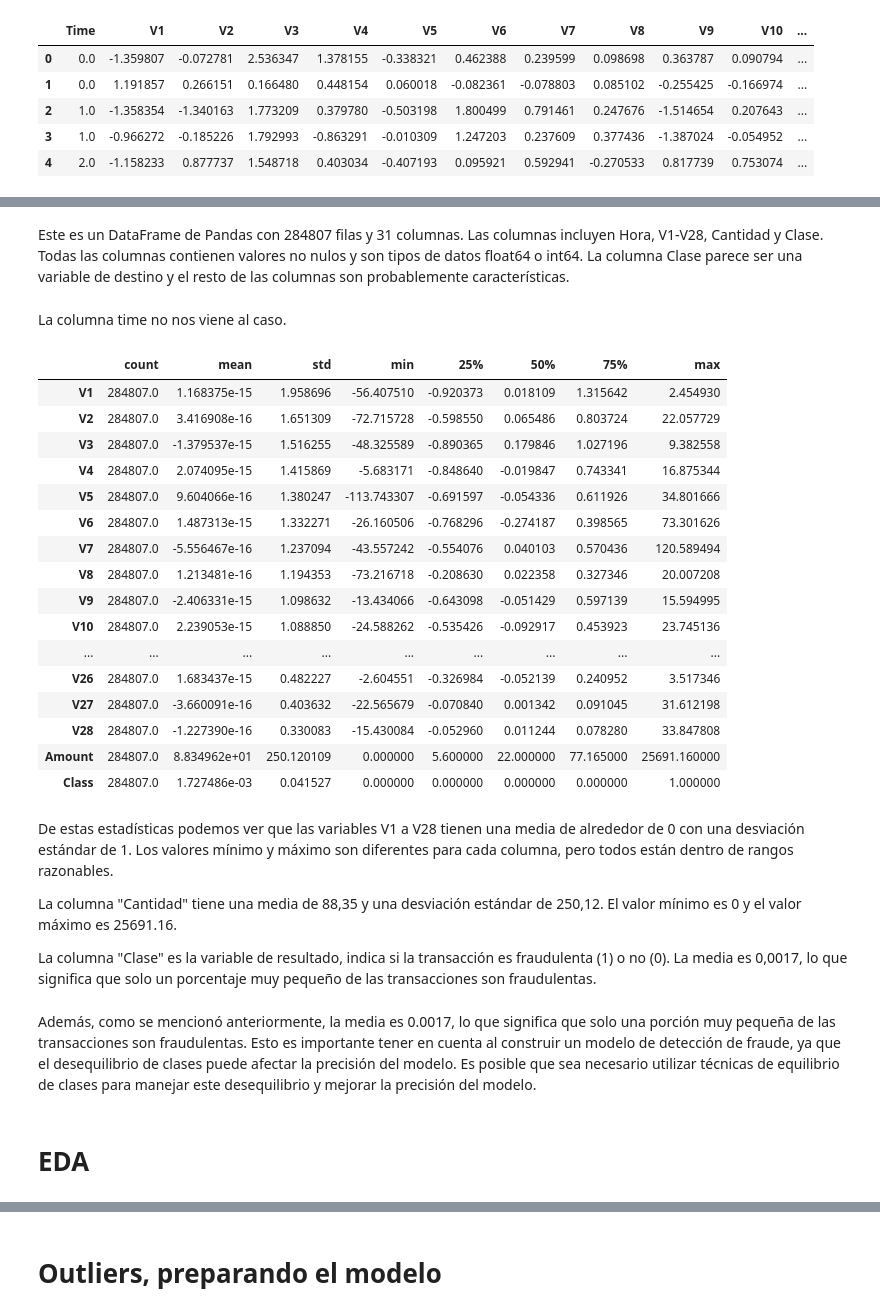
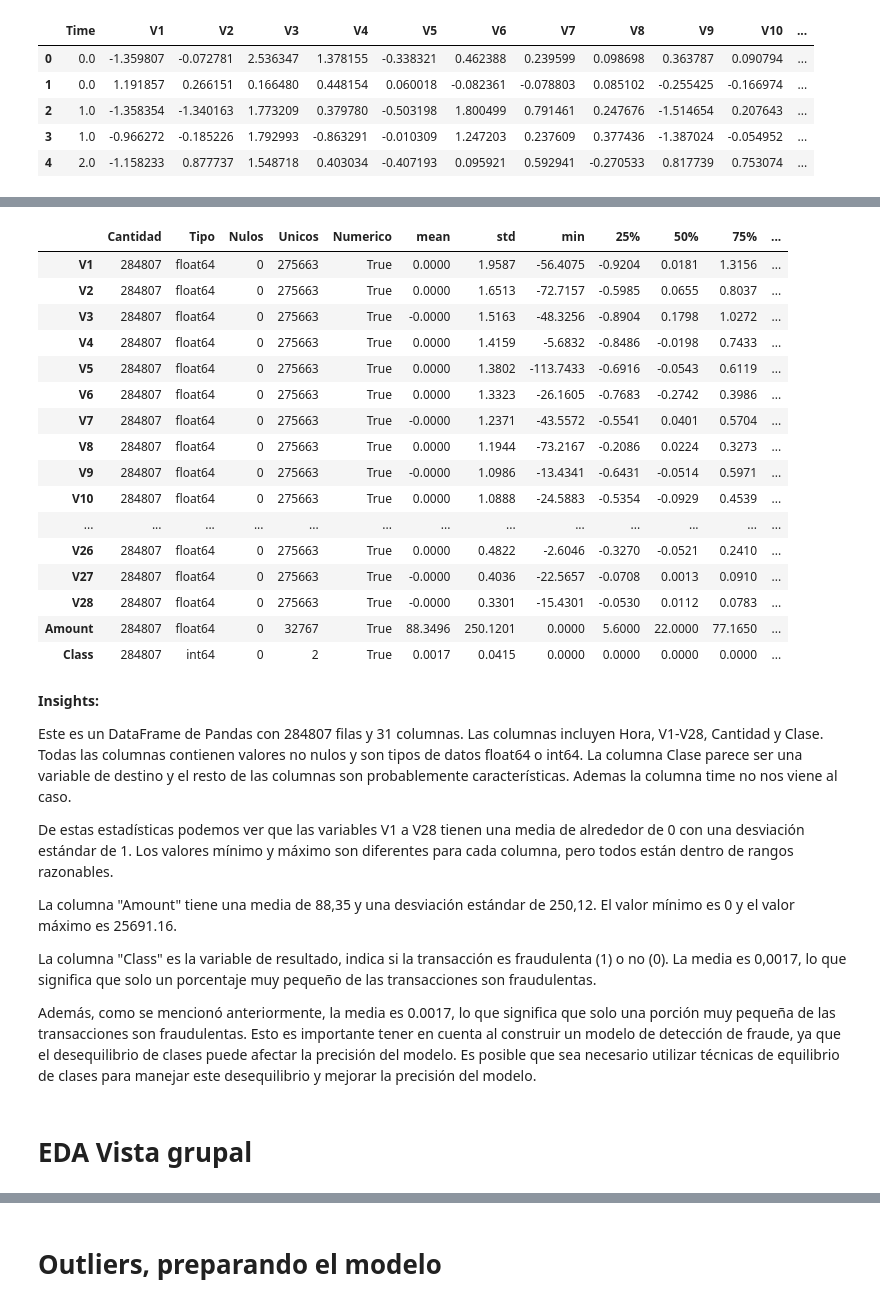
Before and after one commit to RodrigoLarroca/MachineLearning_Inicios, a Jupyter notebook: Deteccion_fraude_deeplerningtensorflow.ipynb, the cells around one changed output, grey strips where cells are left out. Drawn from its saved outputs; the diff is of its cells as text; code cells hidden in the pictures.

```diff
--- a/Deteccion_fraude_deeplerningtensorflow.ipynb
+++ b/Deteccion_fraude_deeplerningtensorflow.ipynb
@@ -125,36 +101,54 @@ dtype: int64
-# %% [markdown]
-Este es un DataFrame de Pandas con 284807 filas y 31 columnas. Las columnas incluyen Hora, V1-V28, Cantidad y Clase. Todas las columnas contienen valores no nulos y son tipos de datos float64 o int64. La columna Clase parece ser una variable de destino y el resto de las columnas son probablemente características.
 # %%
 df=df.drop(['Time'], axis=1)
-# %% [markdown]
-La columna time no nos viene al caso.
-# %%
-df.describe().T
-# %% [output]
-|  | count | mean | std | min | 25% | 50% | 75% | max |
-| V1 | 284807.0 | 1.168375e-15 | 1.958696 | -56.407510 | -0.920373 | 0.018109 | 1.315642 | 2.454930 |
-| V2 | 284807.0 | 3.416908e-16 | 1.651309 | -72.715728 | -0.598550 | 0.065486 | 0.803724 | 22.057729 |
-| V3 | 284807.0 | -1.379537e-15 | 1.516255 | -48.325589 | -0.890365 | 0.179846 | 1.027196 | 9.382558 |
-| V4 | 284807.0 | 2.074095e-15 | 1.415869 | -5.683171 | -0.848640 | -0.019847 | 0.743341 | 16.875344 |
-| V5 | 284807.0 | 9.604066e-16 | 1.380247 | -113.743307 | -0.691597 | -0.054336 | 0.611926 | 34.801666 |
-| V6 | 284807.0 | 1.487313e-15 | 1.332271 | -26.160506 | -0.768296 | -0.274187 | 0.398565 | 73.301626 |
-| V7 | 284807.0 | -5.556467e-16 | 1.237094 | -43.557242 | -0.554076 | 0.040103 | 0.570436 | 120.589494 |
-| V8 | 284807.0 | 1.213481e-16 | 1.194353 | -73.216718 | -0.208630 | 0.022358 | 0.327346 | 20.007208 |
-| V9 | 284807.0 | -2.406331e-15 | 1.098632 | -13.434066 | -0.643098 | -0.051429 | 0.597139 | 15.594995 |
-| V10 | 284807.0 | 2.239053e-15 | 1.088850 | -24.588262 | -0.535426 | -0.092917 | 0.453923 | 23.745136 |
-| ... | ... | ... | ... | ... | ... | ... | ... | ... |
-| V26 | 284807.0 | 1.683437e-15 | 0.482227 | -2.604551 | -0.326984 | -0.052139 | 0.240952 | 3.517346 |
-| V27 | 284807.0 | -3.660091e-16 | 0.403632 | -22.565679 | -0.070840 | 0.001342 | 0.091045 | 31.612198 |
-| V28 | 284807.0 | -1.227390e-16 | 0.330083 | -15.430084 | -0.052960 | 0.011244 | 0.078280 | 33.847808 |
-| Amount | 284807.0 | 8.834962e+01 | 250.120109 | 0.000000 | 5.600000 | 22.000000 | 77.165000 | 25691.160000 |
-| Class | 284807.0 | 1.727486e-03 | 0.041527 | 0.000000 | 0.000000 | 0.000000 | 0.000000 | 1.000000 |
+# %%
+pd.set_option('display.float_format', lambda x: '{:.4f}'.format(x))
+
+def dfinfo(df):
+  '''Calculo de informacion estadistias y genericas de cada columna de un dataframe'''
+
+  df_info = pd.DataFrame(columns=['Cantidad', 'Tipo' , 'Nulos', 'Unicos', 'Numerico'])
+  for col in df:
+
+      data_series = df[col]
+      df_info.loc[col] = [data_series.count(), data_series.dtype, data_series.isnull().sum(), data_series.nunique(), is_numeric_dtype(data_series)]
+
+  df_describe = df.describe(include='all').T[['mean', 'std', 'min', '25%', '50%', '75%', 'max']]
+  df_stats = pd.DataFrame([df.skew(), df.kurtosis()], index=['sesgo', 'kurt']).T
+
+  return pd.concat([df_info,pd.concat([df_describe, df_stats], axis=1)], axis=1).fillna('-')
+
+df_uni_stats = dfinfo(df)
+df_uni_stats
+# %% [output]
+|  | Cantidad | Tipo | Nulos | Unicos | Numerico | mean | std | min | 25% | 50% | 75% | ... |
+| V1 | 284807 | float64 | 0 | 275663 | True | 0.0000 | 1.9587 | -56.4075 | -0.9204 | 0.0181 | 1.3156 | ... |
+| V2 | 284807 | float64 | 0 | 275663 | True | 0.0000 | 1.6513 | -72.7157 | -0.5985 | 0.0655 | 0.8037 | ... |
+| V3 | 284807 | float64 | 0 | 275663 | True | -0.0000 | 1.5163 | -48.3256 | -0.8904 | 0.1798 | 1.0272 | ... |
+| V4 | 284807 | float64 | 0 | 275663 | True | 0.0000 | 1.4159 | -5.6832 | -0.8486 | -0.0198 | 0.7433 | ... |
+| V5 | 284807 | float64 | 0 | 275663 | True | 0.0000 | 1.3802 | -113.7433 | -0.6916 | -0.0543 | 0.6119 | ... |
+| V6 | 284807 | float64 | 0 | 275663 | True | 0.0000 | 1.3323 | -26.1605 | -0.7683 | -0.2742 | 0.3986 | ... |
+| V7 | 284807 | float64 | 0 | 275663 | True | -0.0000 | 1.2371 | -43.5572 | -0.5541 | 0.0401 | 0.5704 | ... |
+| V8 | 284807 | float64 | 0 | 275663 | True | 0.0000 | 1.1944 | -73.2167 | -0.2086 | 0.0224 | 0.3273 | ... |
+| V9 | 284807 | float64 | 0 | 275663 | True | -0.0000 | 1.0986 | -13.4341 | -0.6431 | -0.0514 | 0.5971 | ... |
+| V10 | 284807 | float64 | 0 | 275663 | True | 0.0000 | 1.0888 | -24.5883 | -0.5354 | -0.0929 | 0.4539 | ... |
+| ... | ... | ... | ... | ... | ... | ... | ... | ... | ... | ... | ... | ... |
+| V26 | 284807 | float64 | 0 | 275663 | True | 0.0000 | 0.4822 | -2.6046 | -0.3270 | -0.0521 | 0.2410 | ... |
+| V27 | 284807 | float64 | 0 | 275663 | True | -0.0000 | 0.4036 | -22.5657 | -0.0708 | 0.0013 | 0.0910 | ... |
+| V28 | 284807 | float64 | 0 | 275663 | True | -0.0000 | 0.3301 | -15.4301 | -0.0530 | 0.0112 | 0.0783 | ... |
+| Amount | 284807 | float64 | 0 | 32767 | True | 88.3496 | 250.1201 | 0.0000 | 5.6000 | 22.0000 | 77.1650 | ... |
+| Class | 284807 | int64 | 0 | 2 | True | 0.0017 | 0.0415 | 0.0000 | 0.0000 | 0.0000 | 0.0000 | ... |
 # %% [markdown]
+**Insights:**
+
+Este es un DataFrame de Pandas con 284807 filas y 31 columnas. Las columnas incluyen Hora, V1-V28, Cantidad y Clase. Todas las columnas contienen valores no nulos y son tipos de datos float64 o int64. La columna Clase parece ser una variable de destino y el resto de las columnas son probablemente características. Ademas la columna time no nos viene al caso.
+
 De estas estadísticas podemos ver que las variables V1 a V28 tienen una media de alrededor de 0 con una desviación estándar de 1. Los valores mínimo y máximo son diferentes para cada columna, pero todos están dentro de rangos razonables.
 
-La columna "Cantidad" tiene una media de 88,35 y una desviación estándar de 250,12. El valor mínimo es 0 y el valor máximo es 25691.16.
+La columna "Amount" tiene una media de 88,35 y una desviación estándar de 250,12. El valor mínimo es 0 y el valor máximo es 25691.16.
 
-La columna "Clase" es la variable de resultado, indica si la transacción es fraudulenta (1) o no (0). La media es 0,0017, lo que significa que solo un porcentaje muy pequeño de las transacciones son fraudulentas.
+La columna "Class" es la variable de resultado, indica si la transacción es fraudulenta (1) o no (0). La media es 0,0017, lo que significa que solo un porcentaje muy pequeño de las transacciones son fraudulentas.
+
+
+Además, como se mencionó anteriormente, la media es 0.0017, lo que significa que solo una porción muy pequeña de las transacciones son fraudulentas. Esto es importante tener en cuenta al construir un modelo de detección de fraude, ya que el desequilibrio de clases puede afectar la precisión del modelo. Es posible que sea necesario utilizar técnicas de equilibrio de clases para manejar este desequilibrio y mejorar la precisión del modelo.
-# %% [markdown]
-Además, como se mencionó anteriormente, la media es 0.0017, lo que significa que solo una porción muy pequeña de las transacciones son fraudulentas. Esto es importante tener en cuenta al construir un modelo de detección de fraude, ya que el desequilibrio de clases puede afectar la precisión del modelo. Es posible que sea necesario utilizar técnicas de equilibrio de clases para manejar este desequilibrio y mejorar la precisión del modelo.
 # %% [markdown]
-# **EDA**
+# EDA **Vista grupal**
```
Also changed, not shown: parts of 99 cells of this notebook.
